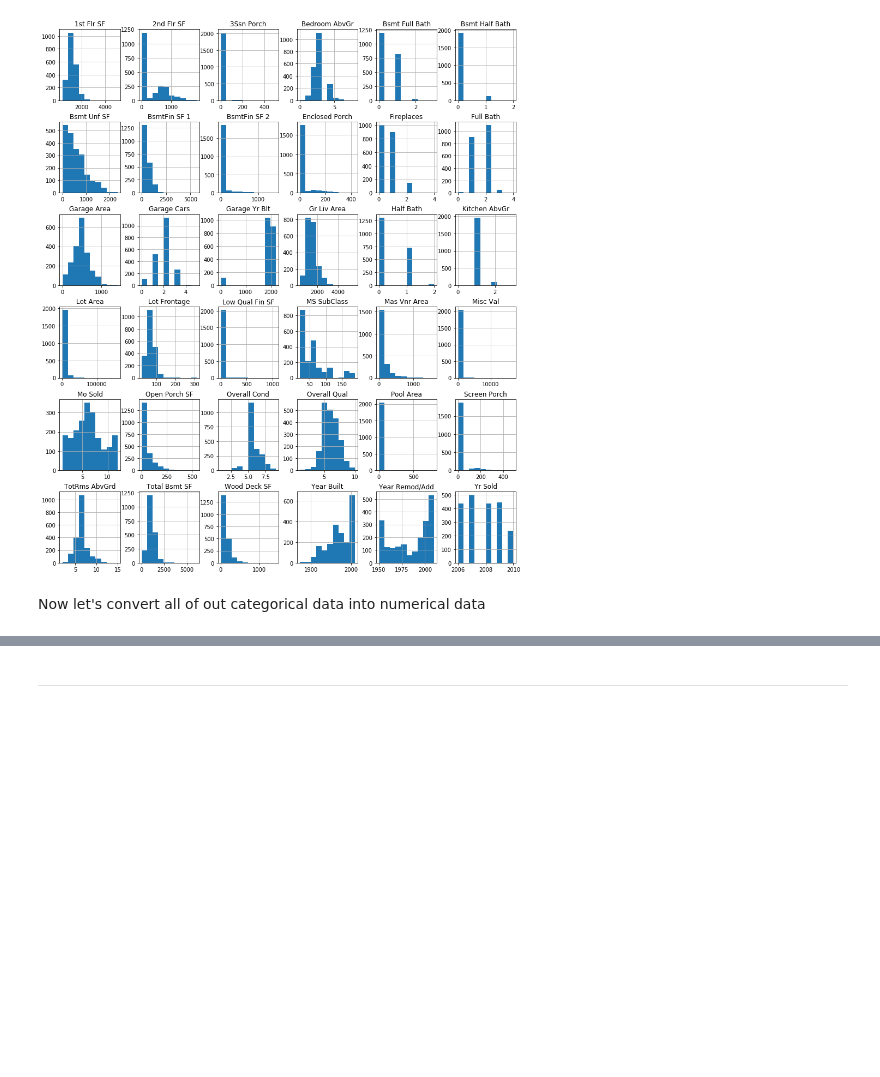
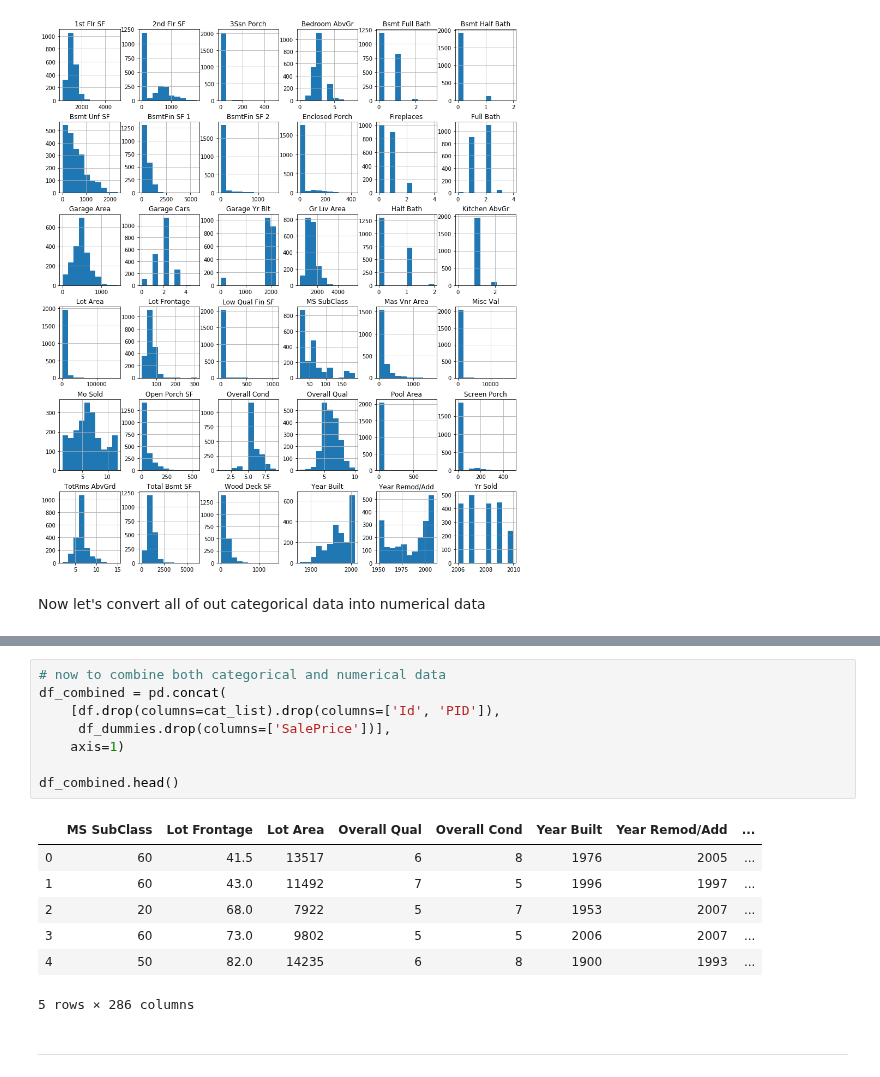
Before and after one commit to CreightonAshton/Scratchwork, a Jupyter notebook: Code/Ames/Ames.ipynb, the cells around one changed output, grey strips where cells are left out. Saved outputs shown, nothing was run; the diff lists cells and outputs as text; blank space fills up the shorter version.

```diff
--- a/Code/Ames/Ames.ipynb
+++ b/Code/Ames/Ames.ipynb
@@ -444,3 +460,19 @@ Now let's convert all of out categorical data into numerical data
+# %%
+# now to combine both categorical and numerical data
+df_combined = pd.concat(
+    [df.drop(columns=cat_list).drop(columns=['Id', 'PID']),
+     df_dummies.drop(columns=['SalePrice'])],
+    axis=1)
+
+df_combined.head()
+# %% [output]
+|  | MS SubClass | Lot Frontage | Lot Area | Overall Qual | Overall Cond | Year Built | Year Remod/Add | ... |
+| 0 | 60 | 41.5 | 13517 | 6 | 8 | 1976 | 2005 | ... |
+| 1 | 60 | 43.0 | 11492 | 7 | 5 | 1996 | 1997 | ... |
+| 2 | 20 | 68.0 | 7922 | 5 | 7 | 1953 | 2007 | ... |
+| 3 | 60 | 73.0 | 9802 | 5 | 5 | 2006 | 2007 | ... |
+| 4 | 50 | 82.0 | 14235 | 6 | 8 | 1900 | 1993 | ... |
+5 rows × 286 columns
 # %% [markdown]
 ___
 # %% [markdown]
```
Also changed, not shown: parts of 12 cells of this notebook.
